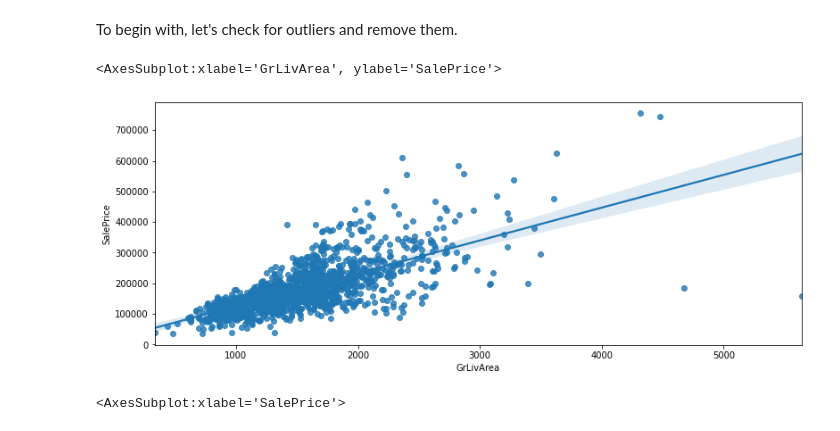
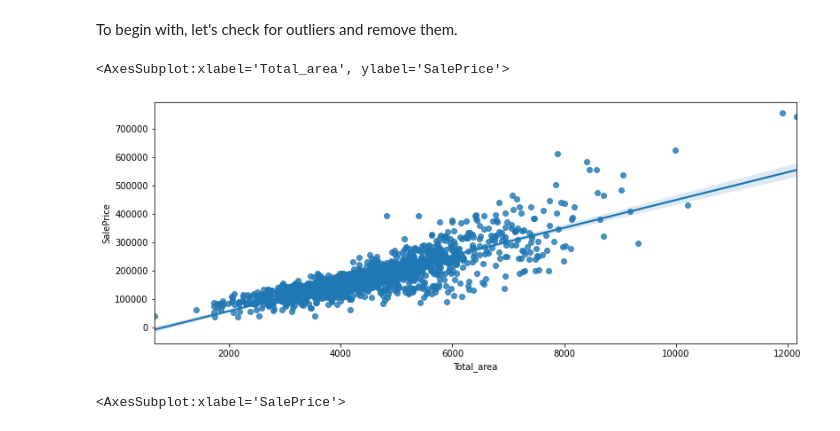
Before and after one commit to allakulov/Udacity_houseprices, a Jupyter notebook: Udacity_capstone.ipynb, the cells around one changed output. Drawn from its saved outputs; the diff is of its cells as text; code cells hidden in the pictures.

```diff
--- a/Udacity_capstone.ipynb
+++ b/Udacity_capstone.ipynb
@@ -669,10 +668,10 @@ To begin with, let's check for outliers and remove them.
 # %%
 # check for outliers
 plt.figure(figsize=(13,5))
-sns.regplot(x=train['GrLivArea'], y=train['SalePrice'])
+sns.regplot(x=train['Total_area'], y=train['SalePrice'])
 # %% [output]
-<AxesSubplot:xlabel='GrLivArea', ylabel='SalePrice'>
+<AxesSubplot:xlabel='Total_area', ylabel='SalePrice'>
-[figure, old version]
+[figure, new version]
 # %%
 # check for the 2 outlier sales price datapoints in a boxplot
 sns.boxplot(x=train['SalePrice'])
```
Also changed, not shown: parts of 39 cells of this notebook.
